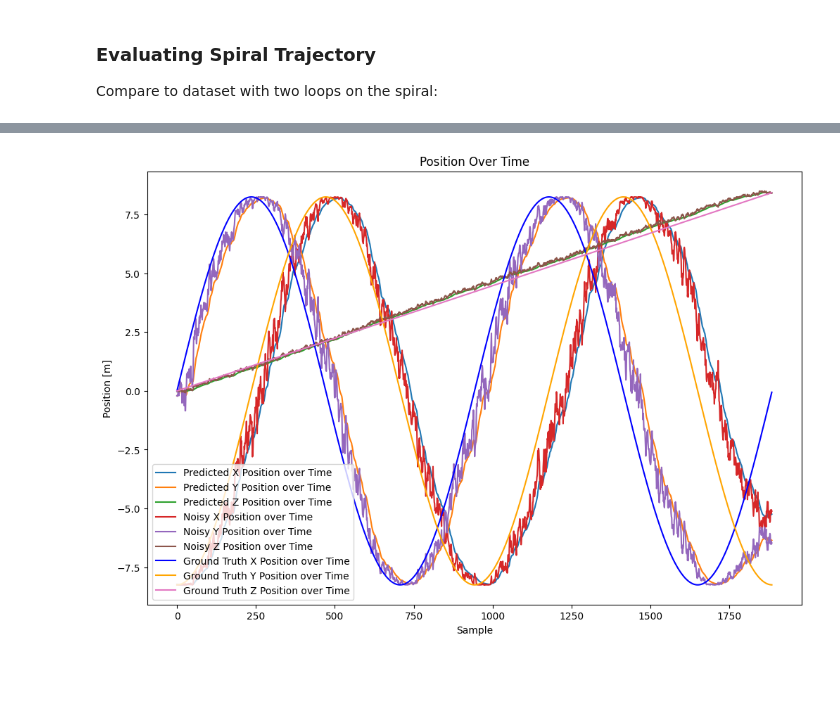
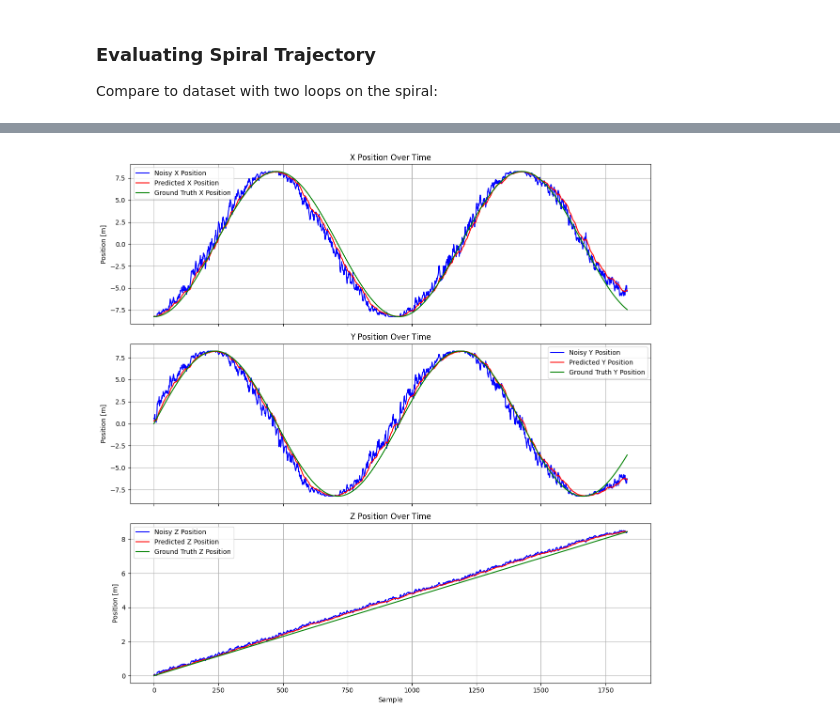
Before and after one commit to kjetteren/RaD_team1_HELIXON, a Jupyter notebook: kalman/FilterEvaluations.ipynb, the cells around one changed output, grey strips where cells are left out. Saved outputs shown, nothing was run; the diff lists cells and outputs as text; code cells hidden in the pictures; blank space fills up the shorter version.

Commit message:
RMSE of kalman positions

```diff
--- a/kalman/FilterEvaluations.ipynb
+++ b/kalman/FilterEvaluations.ipynb
@@ -750,13 +750,20 @@ measured_x = np.array(measured_x)
 measured_y = np.array(measured_y)
 measured_z = np.array(measured_z)
 
+predicted_x = predicted_x[40:-10]
+predicted_y = predicted_y[40:-10]
+predicted_z = predicted_z[40:-10]
+measured_x = measured_x[40:-10]
+measured_y = measured_y[40:-10]
+measured_z = measured_z[40:-10]
 
-gt_1_loop_z = np.linspace(0,8.43,num=len(df))
-samples = np.arange(len(df))
+gt_1_loop_z = np.linspace(0,8.43,num=len(measured_x))
+
+samples = np.arange(len(measured_x))
 
 # Generate sine and cosine waveforms
-sine_wave = 8.25*np.sin(2 * 2 * np.pi * samples / len(df))
-cosine_wave = -8.25*np.cos(2 * 2 * np.pi * samples / len(df))
+sine_wave = 8.25*np.sin((1.93 * 2 * np.pi * samples / len(measured_x)))
+cosine_wave = -8.25*np.cos((1.93 * 2 * np.pi * samples / len(measured_x)))
 
 RMSE_KF_x = np.sqrt(mean_squared_error(cosine_wave, predicted_x))
 RMSE_KF_y = np.sqrt(mean_squared_error(sine_wave, predicted_y))
@@ -772,22 +779,39 @@ print("RMSE of KF position z : ", RMSE_KF_z)
 print("RMSE of noisy data position x : ", RMSE_raw_data_x)
 print("RMSE of noisy data position y : ", RMSE_raw_data_y)
 print("RMSE of noisy data position z : ", RMSE_raw_data_z)
-print(measured_z[:50])
 #Plot positions over time
-plt.figure(figsize=(12, 8))
-plt.plot(predicted_x, label='Predicted X Position over Time')
-plt.plot(predicted_y, label='Predicted Y Position over Time')
-plt.plot(predicted_z, label='Predicted Z Position over Time')
-plt.plot(measured_x, label='Noisy X Position over Time')
-plt.plot(measured_y, label='Noisy Y Position over Time')
-plt.plot(measured_z, label='Noisy Z Position over Time')
-plt.plot(samples, sine_wave, label="Ground Truth X Position over Time", color="blue")
-plt.plot(samples, cosine_wave, label="Ground Truth Y Position over Time", color="orange")
-plt.plot(gt_1_loop_z, label='Ground Truth Z Position over Time')
-plt.title('Position Over Time')
-plt.xlabel('Sample')
-plt.ylabel('Position [m]')
-plt.legend()
+fig, axs = plt.subplots(3, 1, figsize=(12, 12), sharex=True)
+
+# Plot X Position
+axs[0].plot(measured_x, label='Noisy X Position', color='blue')
+axs[0].plot(predicted_x, label='Predicted X Position', color='red')
+axs[0].plot(samples, cosine_wave, label='Ground Truth X Position', color='green')
+axs[0].set_title('X Position Over Time')
+axs[0].set_ylabel('Position [m]')
+axs[0].legend()
+axs[0].grid(True)
+
+# Plot Y Position
+axs[1].plot(measured_y, label='Noisy Y Position', color='blue')
+axs[1].plot(predicted_y, label='Predicted Y Position', color='red')
+axs[1].plot(samples, sine_wave, label='Ground Truth Y Position', color='green')
+axs[1].set_title('Y Position Over Time')
+axs[1].set_ylabel('Position [m]')
+axs[1].legend()
+axs[1].grid(True)
+
+# Plot Z Position
+axs[2].plot(measured_z, label='Noisy Z Position', color='blue')
+axs[2].plot(predicted_z, label='Predicted Z Position', color='red')
+axs[2].plot(gt_1_loop_z, label='Ground Truth Z Position', color='green')
+axs[2].set_title('Z Position Over Time')
+axs[2].set_xlabel('Sample')
+axs[2].set_ylabel('Position [m]')
+axs[2].legend()
+axs[2].grid(True)
+
+# Adjust layout and show the plot
+plt.tight_layout()
 plt.show()
 # %% [output]
 Current Working Directory: C:\Users\diete\OneDrive - KU Leuven\Academiejaar 2024-2025\SPAI\Project\Helixon\RaD_team1_HELIXON\kalman
@@ -810 +825 @@ RMSE of noisy data position z :  0.19618706981623932
-[figure, old version]
+[figure, new version]
```
Also changed, not shown: parts of 1 cell of this notebook.
